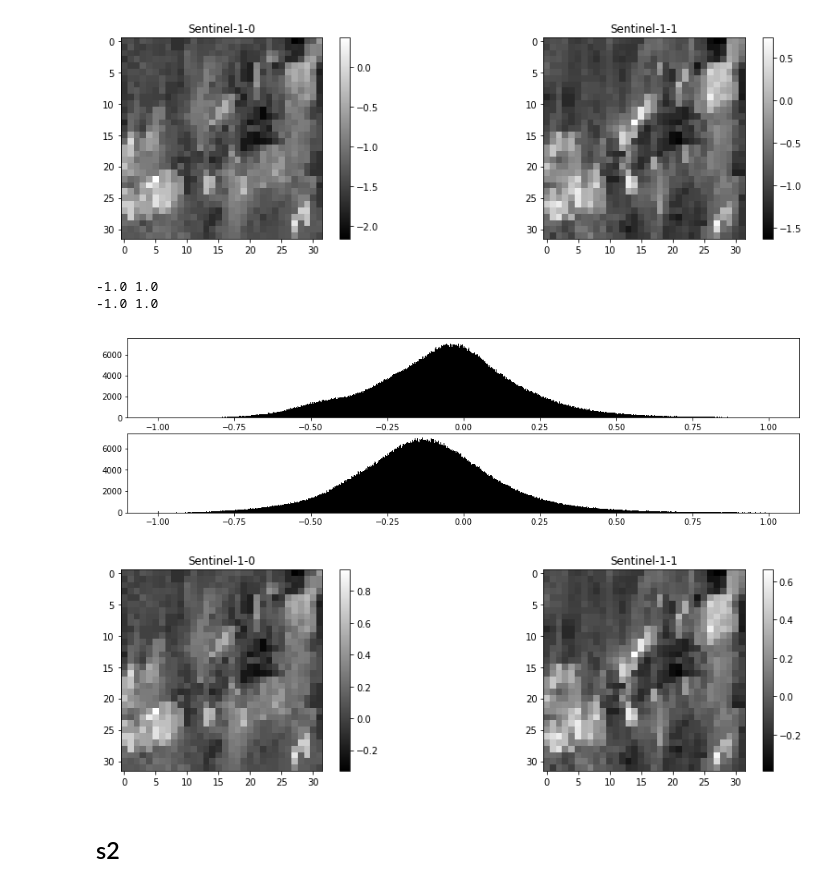
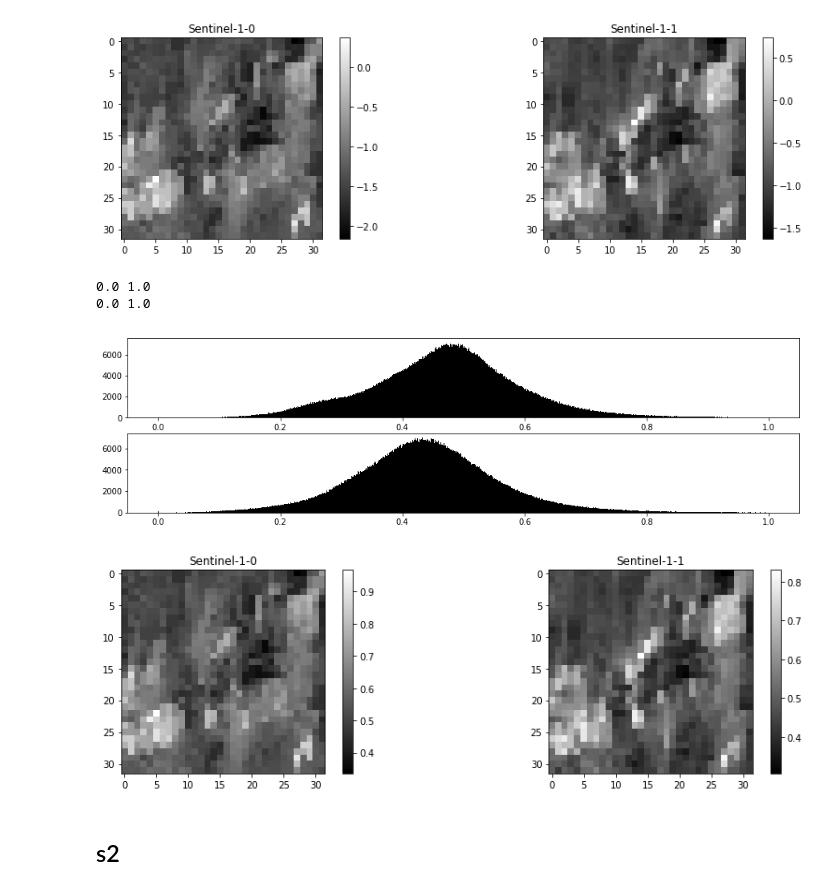
Before and after one commit to qianguzi/competition_cls, a Jupyter notebook: data_analysis/analysis_w/analysis_new.ipynb, the cells around one changed output. Saved outputs shown, nothing was run; the diff lists cells and outputs as text; code cells hidden in the pictures.

```diff
--- a/data_analysis/analysis_w/analysis_new.ipynb
+++ b/data_analysis/analysis_w/analysis_new.ipynb
@@ -103,20 +104,20 @@ plt.show()
 # %%
 s1_band=np.zeros_like(s1_)
 s1_band[:,:,:,0]=np.where(s1_[:,:,:,0]>0.5,0.5,s1_[:,:,:,0])
-s1_band[:,:,:,0]=(np.where(s1_band[:,:,:,0]<-3.5,-3.5,s1_band[:,:,:,0])+1.5)/2
+s1_band[:,:,:,0]=(np.where(s1_band[:,:,:,0]<-3.5,-3.5,s1_band[:,:,:,0])+3.5)/4
 s1_band[:,:,:,1]=np.where(s1_[:,:,:,1]>1.5,1.5,s1_[:,:,:,1])
-s1_band[:,:,:,1]=(np.where(s1_band[:,:,:,1]<-3,-3,s1_band[:,:,:,1])+0.75)/2.25
+s1_band[:,:,:,1]=(np.where(s1_band[:,:,:,1]<-3,-3,s1_band[:,:,:,1])+3)/4.5
 plt.subplots(figsize=(15,4))
 for i in range(2):
     plt.subplot(2,1,i+1)
     s1_n=s1_band[:,:,:,i].reshape([-1])
     print(np.min(s1_n),np.max(s1_n))
     plt.hist(s1_n, bins=2000, color='k')
 plt.show()
 # %% [output]
--1.0 1.0
--1.0 1.0
+0.0 1.0
+0.0 1.0
-[figure, old version]
+[figure, new version]
 # %%
 plt.subplots(figsize=(15,4))
 
@@ -127,7 +128,7 @@ for i in range(2):
   plt.title('Sentinel-1-%d'%(i))
 plt.show()
 # %% [output]
-[figure, old version]
+[figure, new version]
 # %% [markdown]
 ## s2
 # %%
```
Also changed, not shown: parts of 6 cells of this notebook, 12 other files.
